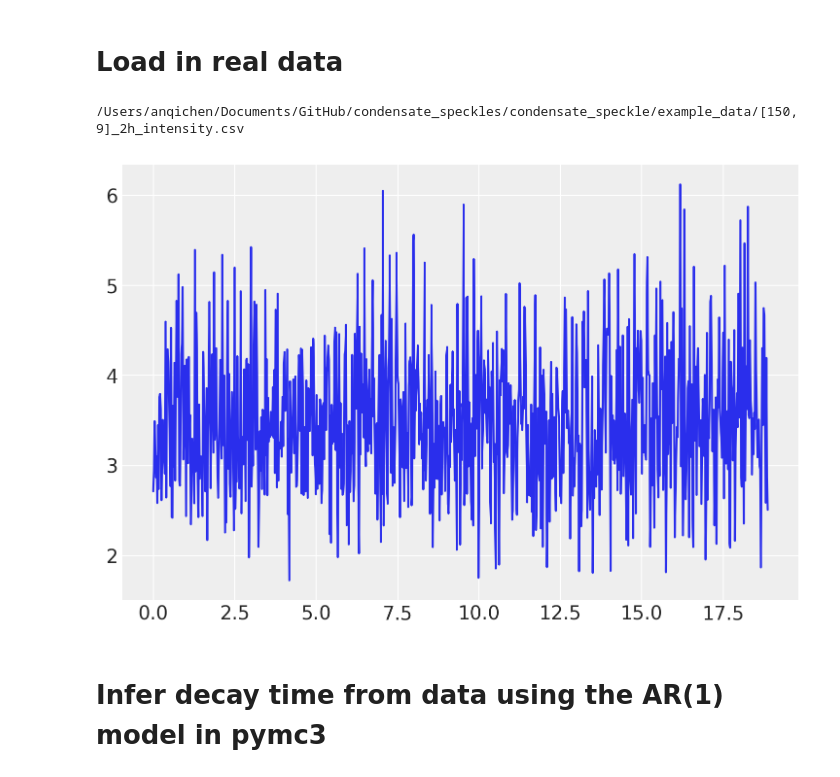
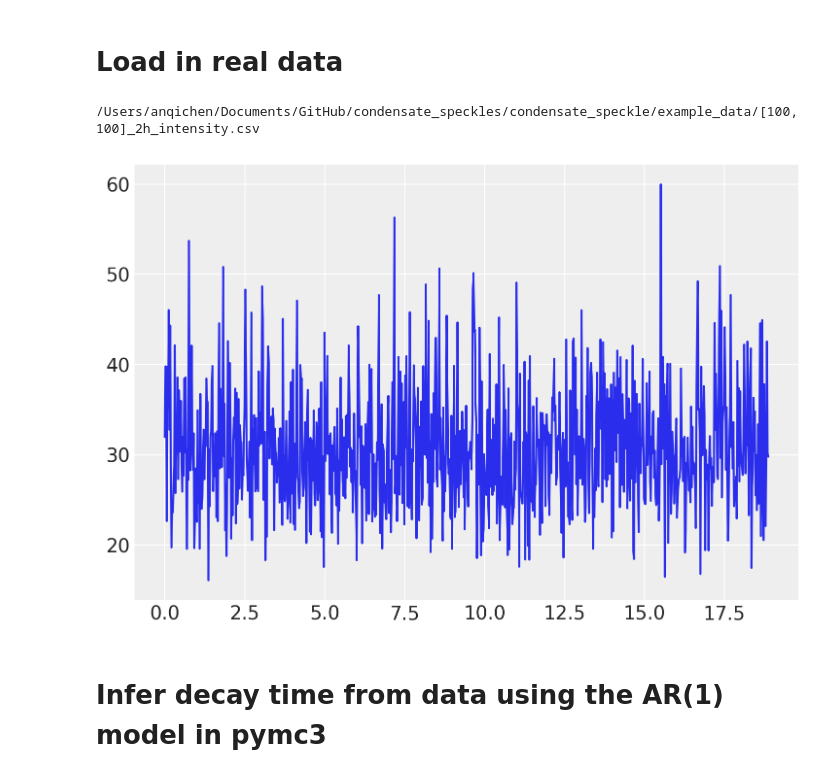
Before and after one commit to wwy-wwy-wwy/Biomolecular-Condensates, a Jupyter notebook: documentation_2h_rerun.ipynb, the cells around one changed output. Cells and saved outputs as stored; diff of their text form; code cells hidden in the pictures.

Commit message:
2 hr data

```diff
--- a/documentation_2h_rerun.ipynb
+++ b/documentation_2h_rerun.ipynb
@@ -73,10 +71,10 @@ the (variance/mean^2) of simulated data is 0.23433546947532602
 # Load in real data
 # %%
 #Load in real data and plot
-dataframe = load_data('[150, 9]_2h_intensity.csv',data_dir='condensate_speckle/example_data')
+dataframe = load_data('[100, 100]_2h_intensity.csv',data_dir='condensate_speckle/example_data')
 # %% [output]
-/Users/anqichen/Documents/GitHub/condensate_speckles/condensate_speckle/example_data/[150, 9]_2h_intensity.csv
+/Users/anqichen/Documents/GitHub/condensate_speckles/condensate_speckle/example_data/[100, 100]_2h_intensity.csv
-[figure, old version]
+[figure, new version]
 # %% [markdown]
 # Infer decay time from data using the AR(1) model in pymc3
 # %% [markdown]
```
Also changed, not shown: parts of 5 cells of this notebook, 1 other file.
